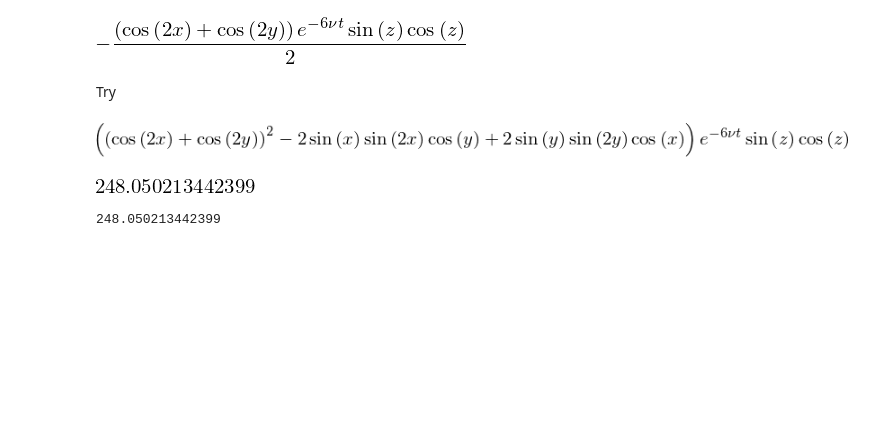
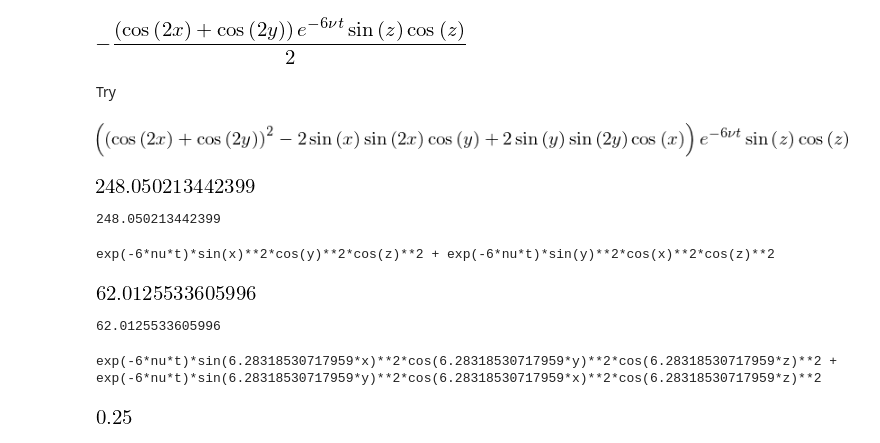
Before and after one commit to beganthewit/dns, a Jupyter notebook: TaylorGreen/TaylorGreenExperiments.ipynb, the cells around one changed output. Cells and saved outputs as stored; diff of their text form; code cells hidden in the pictures; blank space fills up the shorter version.

```diff
--- a/TaylorGreen/TaylorGreenExperiments.ipynb
+++ b/TaylorGreen/TaylorGreenExperiments.ipynb
@@ -417,3 +422,16 @@ u = sin(x)*cos(y)*cos(z)*exp(-3*nu*t)
 v = -cos(x)*sin(y)*cos(z)*exp(-3*nu*t)
 p = (cos(2*x)+cos(2*y))*exp(-6*nu*t)/4*cos(z)**2
 w = 0.
+# %%
+EnZero = u*u+v*v
+print(EnZero)
+# %% [output]
+exp(-6*nu*t)*sin(x)**2*cos(y)**2*cos(z)**2 + exp(-6*nu*t)*sin(y)**2*cos(x)**2*cos(z)**2
+# %%
+integrate(integrate(integrate(EnZero.subs(t,0),(x,0,2*pi)),(y,0,2*pi)),(z,0,2*pi))
+# %% [output]
+[figure, added]
+# %%
+print(2*pi*pi*pi)
+# %% [output]
+62.0125533605996
@@ -419,0 +447,9 @@ w = 0.
+# %%
+EnZeroOne = u*u+v*v
+print(EnZeroOne)
+# %% [output]
+exp(-6*nu*t)*sin(6.28318530717959*x)**2*cos(6.28318530717959*y)**2*cos(6.28318530717959*z)**2 + exp(-6*nu*t)*sin(6.28318530717959*y)**2*cos(6.28318530717959*x)**2*cos(6.28318530717959*z)**2
+# %%
+integrate(integrate(integrate(EnZeroOne.subs(t,0),(x,0,1)),(y,0,1)),(z,0,1))
+# %% [output]
+[figure, added]
```
Also changed, not shown: parts of 12 cells of this notebook, 3 other files.
